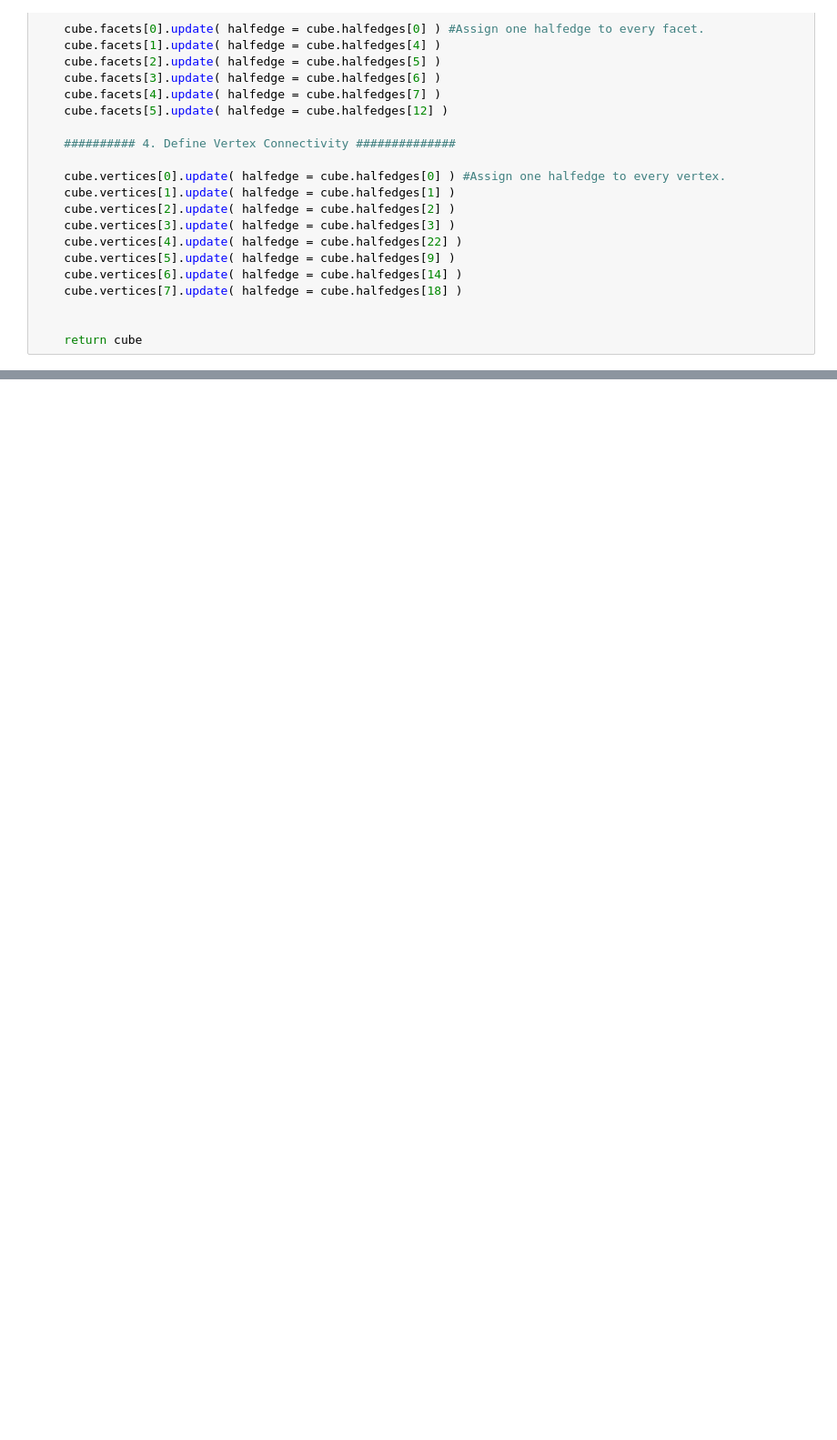
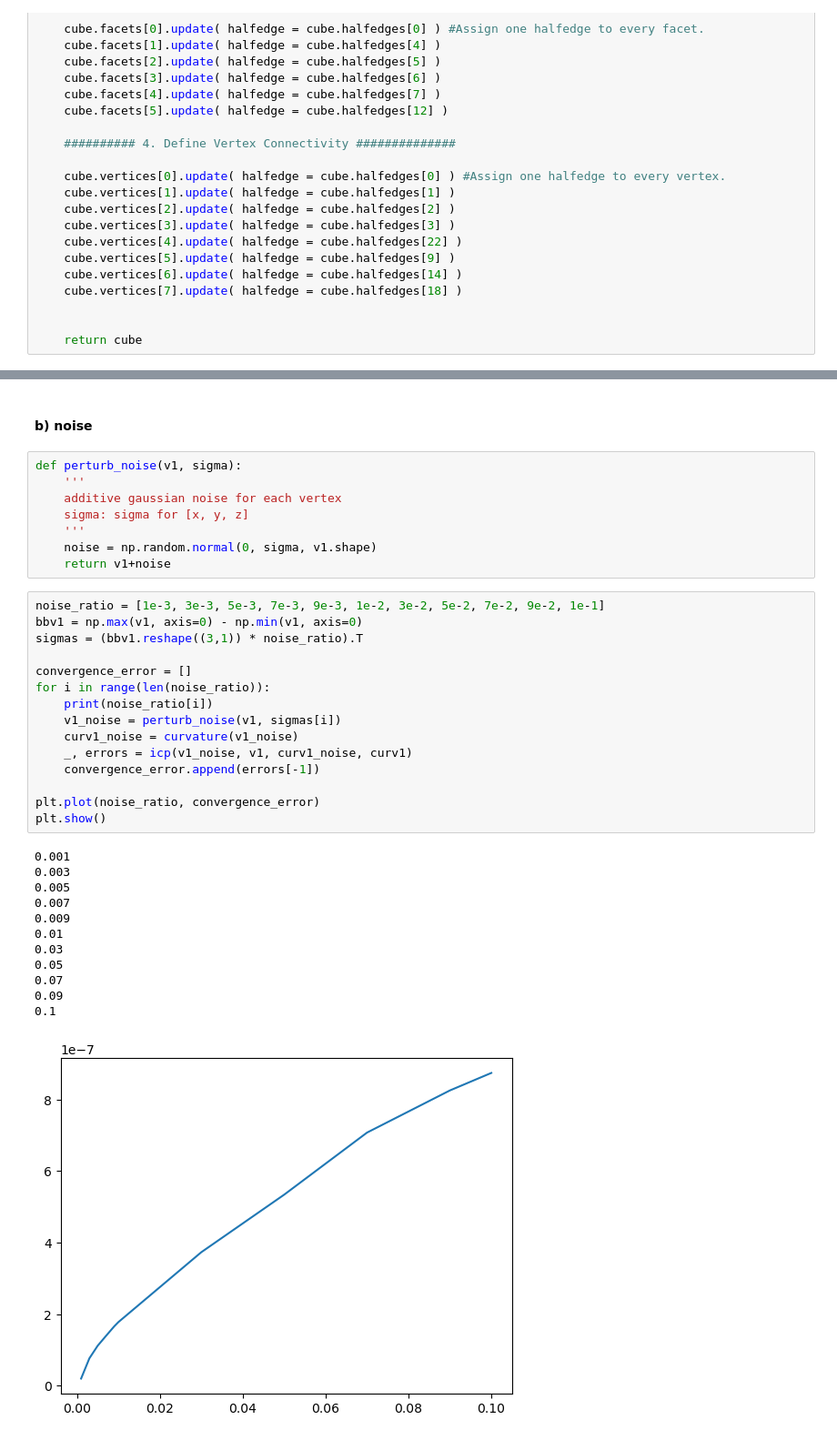
Before and after one commit to wangzican/COMP0119, a Jupyter notebook: course_work_1/CW1.ipynb, the cells around one changed output, grey strips where cells are left out. Shown at 91% size. Cells and saved outputs as stored; diff of their text form; blank space fills up the shorter version.

```diff
--- a/course_work_1/CW1.ipynb
+++ b/course_work_1/CW1.ipynb
@@ -114,0 +396,38 @@ tetra.write_off('my_cube.off')
+# %% [markdown]
+#### b) noise
+# %%
+def perturb_noise(v1, sigma):
+    '''
+    additive gaussian noise for each vertex
+    sigma: sigma for [x, y, z]
+    '''
+    noise = np.random.normal(0, sigma, v1.shape)
+    return v1+noise
+# %%
+noise_ratio = [1e-3, 3e-3, 5e-3, 7e-3, 9e-3, 1e-2, 3e-2, 5e-2, 7e-2, 9e-2, 1e-1]
+bbv1 = np.max(v1, axis=0) - np.min(v1, axis=0)
+sigmas = (bbv1.reshape((3,1)) * noise_ratio).T
+
+convergence_error = []
+for i in range(len(noise_ratio)):
+    print(noise_ratio[i])
+    v1_noise = perturb_noise(v1, sigmas[i])
+    curv1_noise = curvature(v1_noise)
+    _, errors = icp(v1_noise, v1, curv1_noise, curv1)
+    convergence_error.append(errors[-1])
+
+plt.plot(noise_ratio, convergence_error)
+plt.show()
+# %% [output]
+0.001
+0.003
+0.005
+0.007
+0.009
+0.01
+0.03
+0.05
+0.07
+0.09
+0.1
+[figure, added]
```
Also changed, not shown: parts of 32 cells of this notebook, 26 other files.
